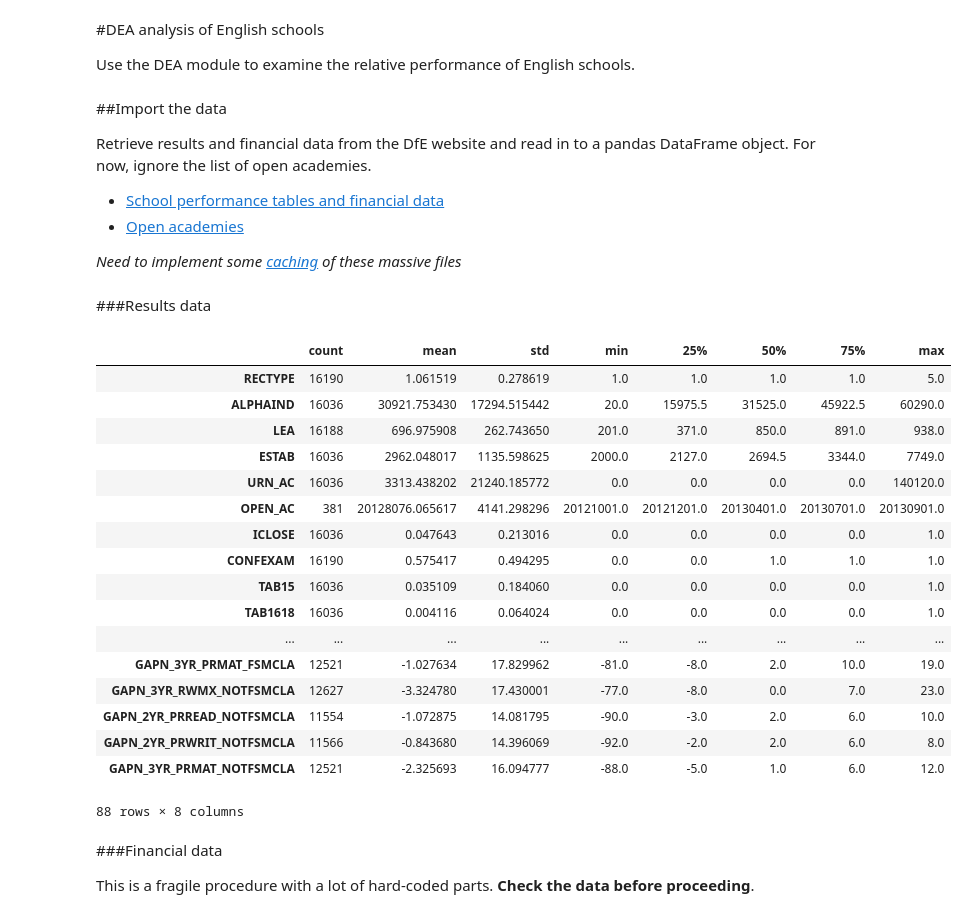
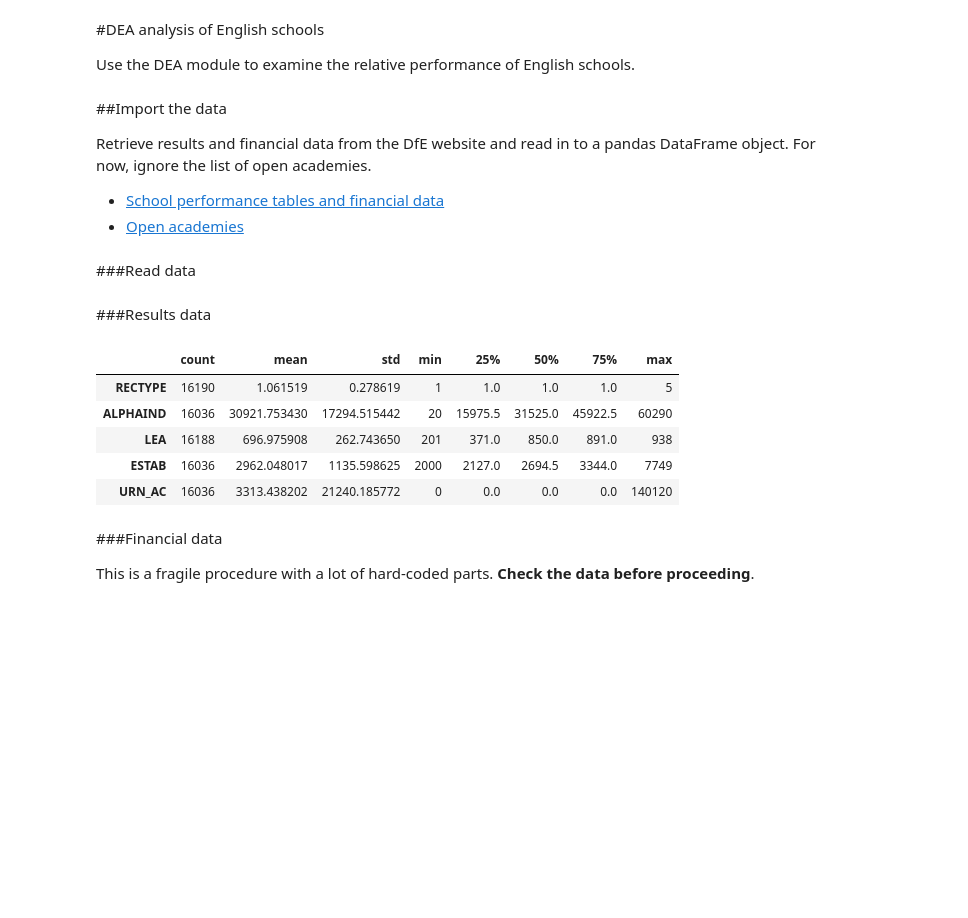
Before and after one commit to jzuccollo/pyDEA, a Jupyter notebook: pydea/examples/DEA analysis of English schools.ipynb, the cells around one changed output. Saved outputs shown, nothing was run; the diff lists cells and outputs as text; code cells hidden in the pictures; blank space fills up the shorter version.

```diff
--- a/pydea/examples/DEA analysis of English schools.ipynb
+++ b/pydea/examples/DEA analysis of English schools.ipynb
@@ -17,5 +17,5 @@ Retrieve results and financial data from the DfE website and read in to a pandas
 
  - [School performance tables and financial data](http://www.education.gov.uk/schools/performance/download_data.html)
  - [Open academies](https://www.gov.uk/government/publications/open-academies-and-academy-projects-in-development)
-
-_Need to implement some [caching](http://pynewb.tumblr.com/post/16870464613/python-pickle-file-caching) of these massive files_
+# %% [markdown]
+###Read data
@@ -38,25 +82,13 @@ for url in dfe_results_urls[0:1]:
 # %%
 ks2res = dfe_results_dfs[0]
-ks2res.describe().T
+ks2res.describe().T[:5]
 # %% [output]
 |  | count | mean | std | min | 25% | 50% | 75% | max |
-| RECTYPE | 16190 | 1.061519 | 0.278619 | 1.0 | 1.0 | 1.0 | 1.0 | 5.0 |
-| ALPHAIND | 16036 | 30921.753430 | 17294.515442 | 20.0 | 15975.5 | 31525.0 | 45922.5 | 60290.0 |
-| LEA | 16188 | 696.975908 | 262.743650 | 201.0 | 371.0 | 850.0 | 891.0 | 938.0 |
-| ESTAB | 16036 | 2962.048017 | 1135.598625 | 2000.0 | 2127.0 | 2694.5 | 3344.0 | 7749.0 |
-| URN_AC | 16036 | 3313.438202 | 21240.185772 | 0.0 | 0.0 | 0.0 | 0.0 | 140120.0 |
-| OPEN_AC | 381 | 20128076.065617 | 4141.298296 | 20121001.0 | 20121201.0 | 20130401.0 | 20130701.0 | 20130901.0 |
-| ICLOSE | 16036 | 0.047643 | 0.213016 | 0.0 | 0.0 | 0.0 | 0.0 | 1.0 |
-| CONFEXAM | 16190 | 0.575417 | 0.494295 | 0.0 | 0.0 | 1.0 | 1.0 | 1.0 |
-| TAB15 | 16036 | 0.035109 | 0.184060 | 0.0 | 0.0 | 0.0 | 0.0 | 1.0 |
-| TAB1618 | 16036 | 0.004116 | 0.064024 | 0.0 | 0.0 | 0.0 | 0.0 | 1.0 |
-| ... | ... | ... | ... | ... | ... | ... | ... | ... |
-| GAPN_3YR_PRMAT_FSMCLA | 12521 | -1.027634 | 17.829962 | -81.0 | -8.0 | 2.0 | 10.0 | 19.0 |
-| GAPN_3YR_RWMX_NOTFSMCLA | 12627 | -3.324780 | 17.430001 | -77.0 | -8.0 | 0.0 | 7.0 | 23.0 |
-| GAPN_2YR_PRREAD_NOTFSMCLA | 11554 | -1.072875 | 14.081795 | -90.0 | -3.0 | 2.0 | 6.0 | 10.0 |
-| GAPN_2YR_PRWRIT_NOTFSMCLA | 11566 | -0.843680 | 14.396069 | -92.0 | -2.0 | 2.0 | 6.0 | 8.0 |
-| GAPN_3YR_PRMAT_NOTFSMCLA | 12521 | -2.325693 | 16.094777 | -88.0 | -5.0 | 1.0 | 6.0 | 12.0 |
+| RECTYPE | 16190 | 1.061519 | 0.278619 | 1 | 1.0 | 1.0 | 1.0 | 5 |
+| ALPHAIND | 16036 | 30921.753430 | 17294.515442 | 20 | 15975.5 | 31525.0 | 45922.5 | 60290 |
+| LEA | 16188 | 696.975908 | 262.743650 | 201 | 371.0 | 850.0 | 891.0 | 938 |
+| ESTAB | 16036 | 2962.048017 | 1135.598625 | 2000 | 2127.0 | 2694.5 | 3344.0 | 7749 |
+| URN_AC | 16036 | 3313.438202 | 21240.185772 | 0 | 0.0 | 0.0 | 0.0 | 140120 |
-88 rows × 8 columns
 # %% [markdown]
 ###Financial data
 
```
Also changed, not shown: parts of 25 cells of this notebook, 5 other files.
